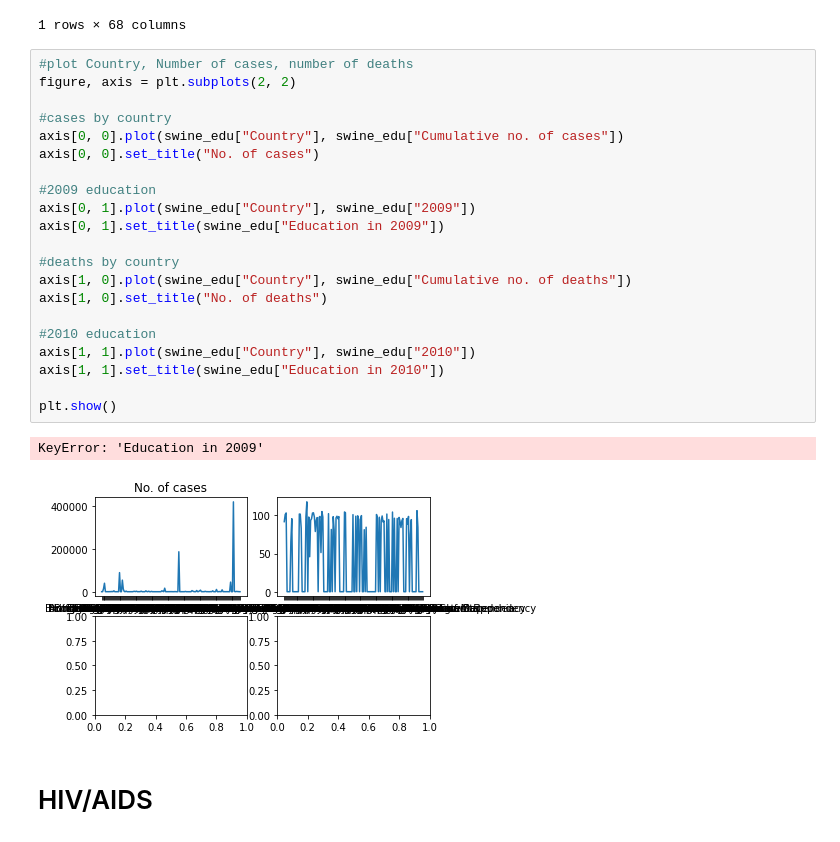
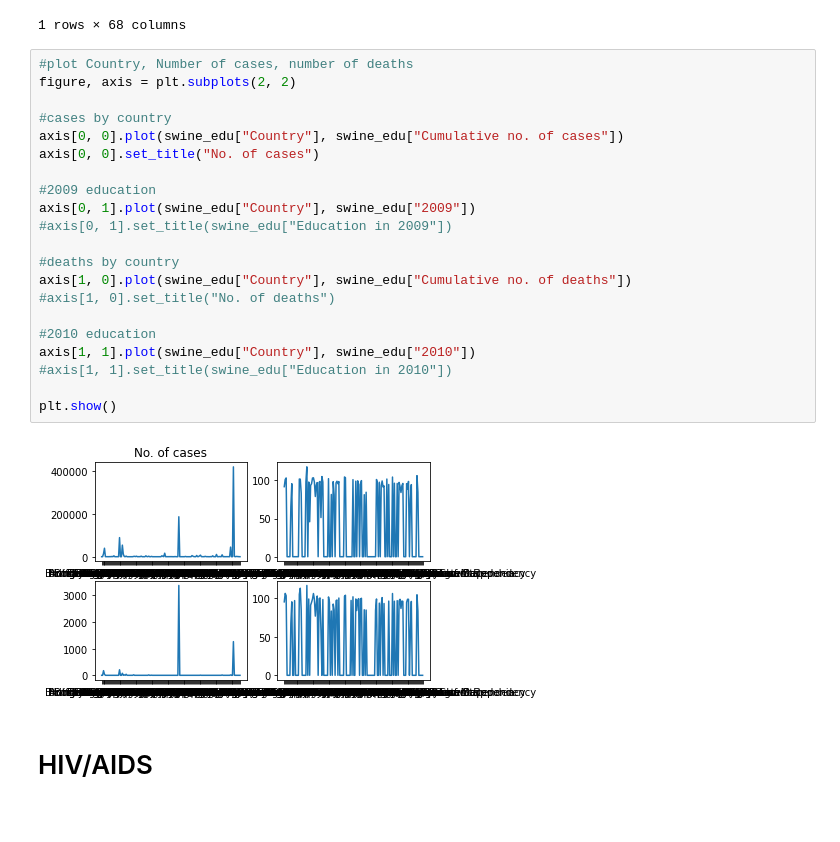
Before and after one commit to tzhang852/COMP-4447-Final-Project, a Jupyter notebook: merged.ipynb, the cells around one changed output. Cells and saved outputs as stored; diff of their text form.

```diff
--- a/merged.ipynb
+++ b/merged.ipynb
@@ -160,27 +160,26 @@ swine_edu.head(1)
 # %%
 #plot Country, Number of cases, number of deaths
 figure, axis = plt.subplots(2, 2)
 
 #cases by country
 axis[0, 0].plot(swine_edu["Country"], swine_edu["Cumulative no. of cases"])
 axis[0, 0].set_title("No. of cases")
 
 #2009 education
 axis[0, 1].plot(swine_edu["Country"], swine_edu["2009"])
-axis[0, 1].set_title(swine_edu["Education in 2009"])
+#axis[0, 1].set_title(swine_edu["Education in 2009"])
 
 #deaths by country
 axis[1, 0].plot(swine_edu["Country"], swine_edu["Cumulative no. of deaths"])
-axis[1, 0].set_title("No. of deaths")
+#axis[1, 0].set_title("No. of deaths")
 
 #2010 education
 axis[1, 1].plot(swine_edu["Country"], swine_edu["2010"])
-axis[1, 1].set_title(swine_edu["Education in 2010"])
+#axis[1, 1].set_title(swine_edu["Education in 2010"])
 
 plt.show()
 # %% [output]
-KeyError: 'Education in 2009'
-[figure, old version]
+[figure, new version]
 # %% [markdown]
 # HIV/AIDS
 # %% [markdown]
```
Also changed, not shown: parts of 3 cells of this notebook, 1 other file.
